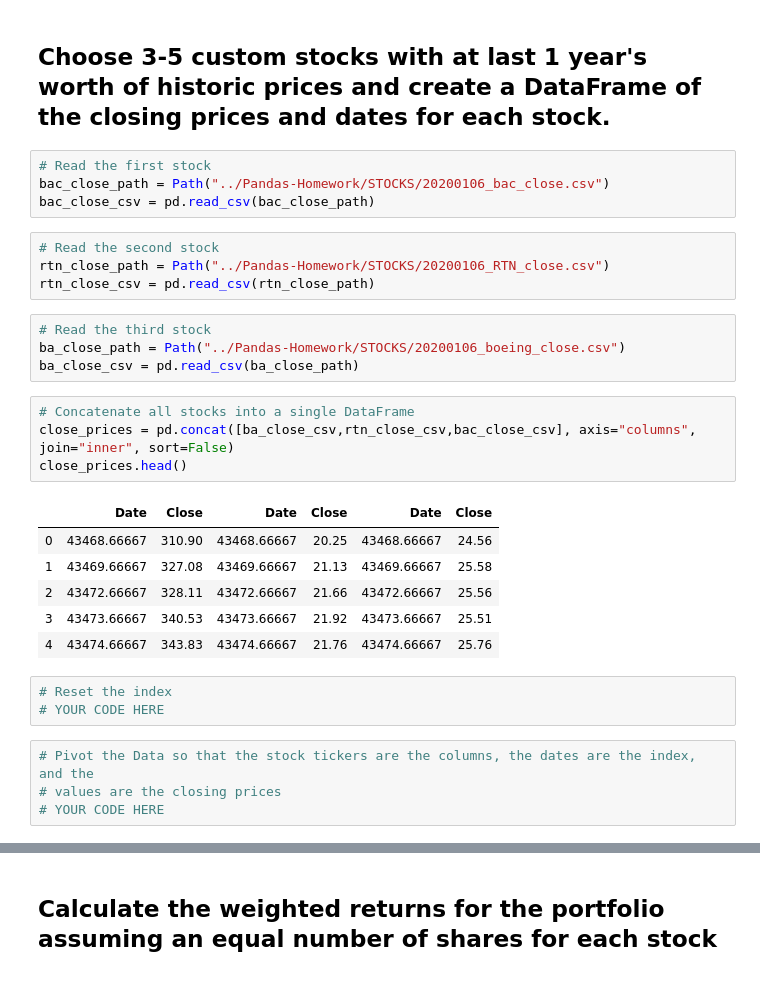
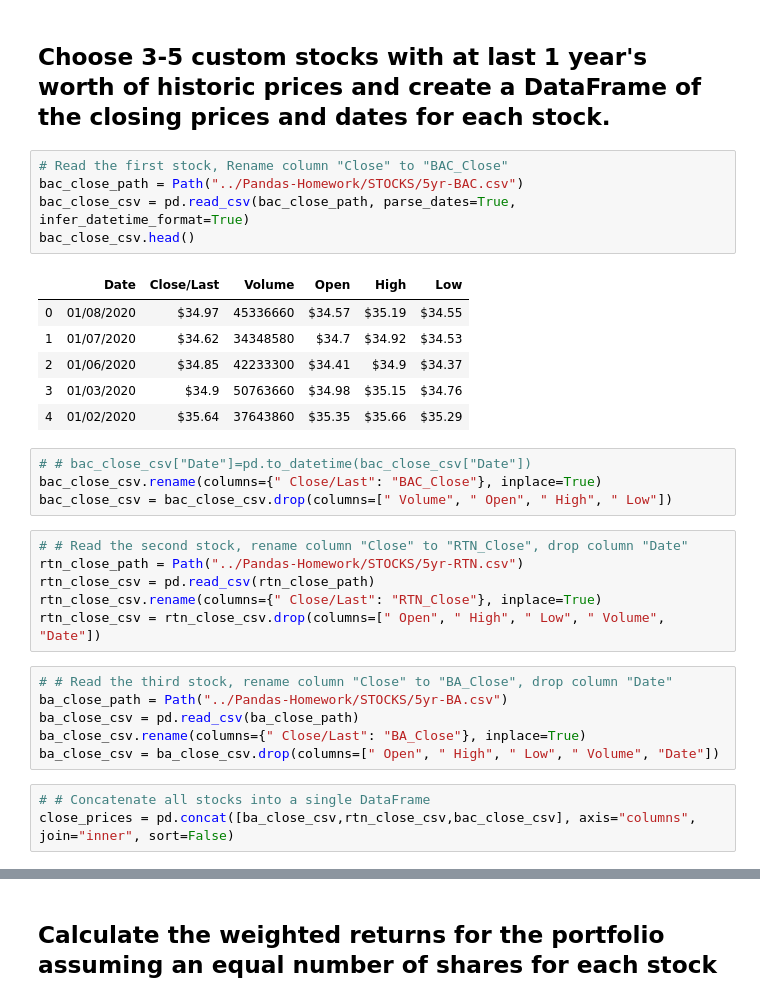
Before and after one commit to exposuretherapy/Pandas-Homework, a Jupyter notebook: whale_analysis.ipynb, the cells around one changed output, grey strips where cells are left out. Cells and saved outputs as stored; diff of their text form.

```diff
--- a/whale_analysis.ipynb
+++ b/whale_analysis.ipynb
@@ -362,32 +361,33 @@ In this section, you will build your own portfolio of stocks, calculate the retu
 # %% [markdown]
 ## Choose 3-5 custom stocks with at last 1 year's worth of historic prices and create a DataFrame of the closing prices and dates for each stock.
 # %%
-# Read the first stock
-bac_close_path = Path("../Pandas-Homework/STOCKS/20200106_bac_close.csv")
-bac_close_csv = pd.read_csv(bac_close_path)
+# Read the first stock, Rename column "Close" to "BAC_Close"
+bac_close_path = Path("../Pandas-Homework/STOCKS/5yr-BAC.csv")
+bac_close_csv = pd.read_csv(bac_close_path, parse_dates=True, infer_datetime_format=True)
+bac_close_csv.head()
+# %% [output]
+|  | Date | Close/Last | Volume | Open | High | Low |
+| 0 | 01/08/2020 | $34.97 | 45336660 | $34.57 | $35.19 | $34.55 |
+| 1 | 01/07/2020 | $34.62 | 34348580 | $34.7 | $34.92 | $34.53 |
+| 2 | 01/06/2020 | $34.85 | 42233300 | $34.41 | $34.9 | $34.37 |
+| 3 | 01/03/2020 | $34.9 | 50763660 | $34.98 | $35.15 | $34.76 |
+| 4 | 01/02/2020 | $35.64 | 37643860 | $35.35 | $35.66 | $35.29 |
+# %%
+# # bac_close_csv["Date"]=pd.to_datetime(bac_close_csv["Date"])
+bac_close_csv.rename(columns={" Close/Last": "BAC_Close"}, inplace=True)
+bac_close_csv = bac_close_csv.drop(columns=[" Volume", " Open", " High", " Low"])
 # %%
-# Read the second stock
-rtn_close_path = Path("../Pandas-Homework/STOCKS/20200106_RTN_close.csv")
+# # Read the second stock, rename column "Close" to "RTN_Close", drop column "Date"
+rtn_close_path = Path("../Pandas-Homework/STOCKS/5yr-RTN.csv")
 rtn_close_csv = pd.read_csv(rtn_close_path)
+rtn_close_csv.rename(columns={" Close/Last": "RTN_Close"}, inplace=True)
+rtn_close_csv = rtn_close_csv.drop(columns=[" Open", " High", " Low", " Volume", "Date"])
 # %%
-# Read the third stock
-ba_close_path = Path("../Pandas-Homework/STOCKS/20200106_boeing_close.csv")
+# # Read the third stock, rename column "Close" to "BA_Close", drop column "Date"
+ba_close_path = Path("../Pandas-Homework/STOCKS/5yr-BA.csv")
 ba_close_csv = pd.read_csv(ba_close_path)
+ba_close_csv.rename(columns={" Close/Last": "BA_Close"}, inplace=True)
+ba_close_csv = ba_close_csv.drop(columns=[" Open", " High", " Low", " Volume", "Date"])
 # %%
-# Concatenate all stocks into a single DataFrame
+# # Concatenate all stocks into a single DataFrame
 close_prices = pd.concat([ba_close_csv,rtn_close_csv,bac_close_csv], axis="columns", join="inner", sort=False)
-close_prices.head()
-# %% [output]
-|  | Date | Close | Date | Close | Date | Close |
-| 0 | 43468.66667 | 310.90 | 43468.66667 | 20.25 | 43468.66667 | 24.56 |
-| 1 | 43469.66667 | 327.08 | 43469.66667 | 21.13 | 43469.66667 | 25.58 |
-| 2 | 43472.66667 | 328.11 | 43472.66667 | 21.66 | 43472.66667 | 25.56 |
-| 3 | 43473.66667 | 340.53 | 43473.66667 | 21.92 | 43473.66667 | 25.51 |
-| 4 | 43474.66667 | 343.83 | 43474.66667 | 21.76 | 43474.66667 | 25.76 |
-# %%
-# Reset the index
-# YOUR CODE HERE
-# %%
-# Pivot the Data so that the stock tickers are the columns, the dates are the index, and the
-# values are the closing prices
-# YOUR CODE HERE
```
Also changed, not shown: parts of 9 cells of this notebook.
